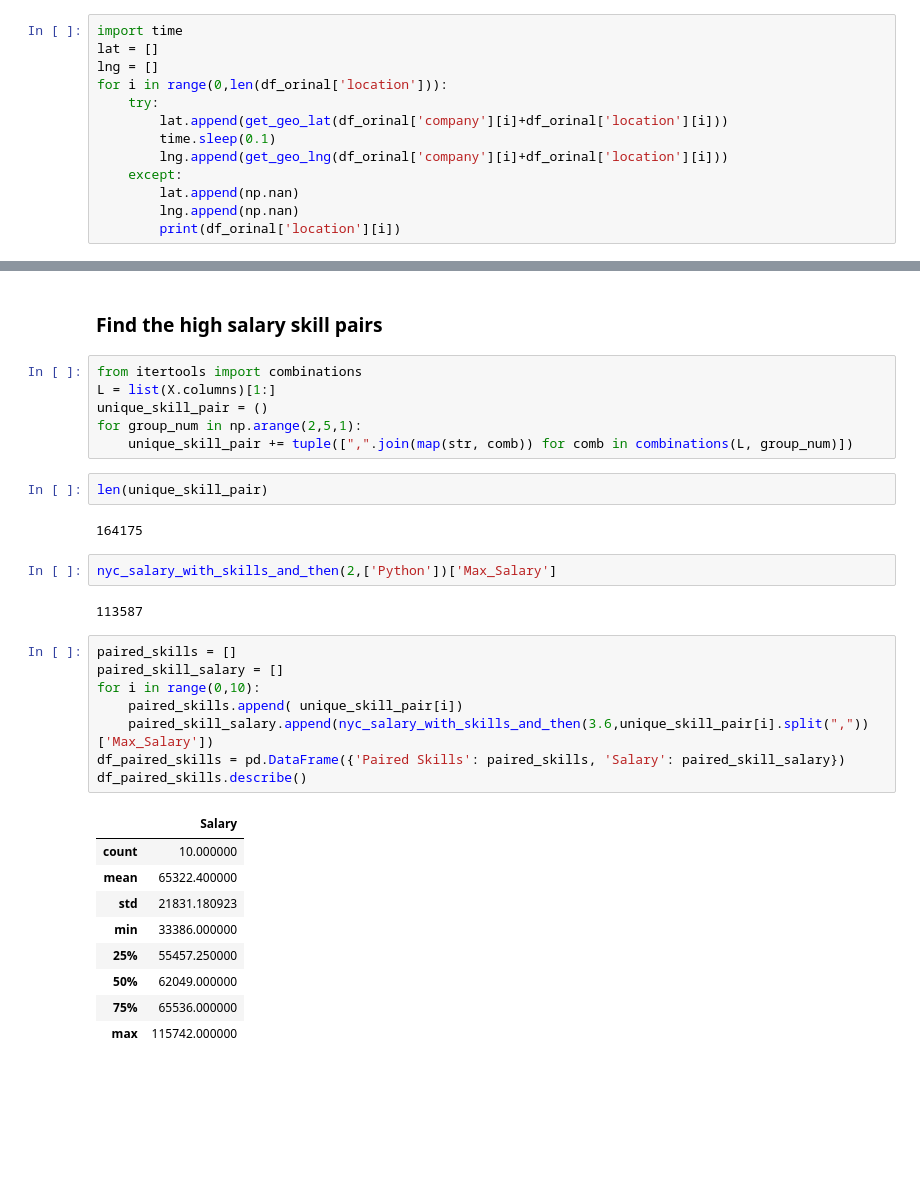
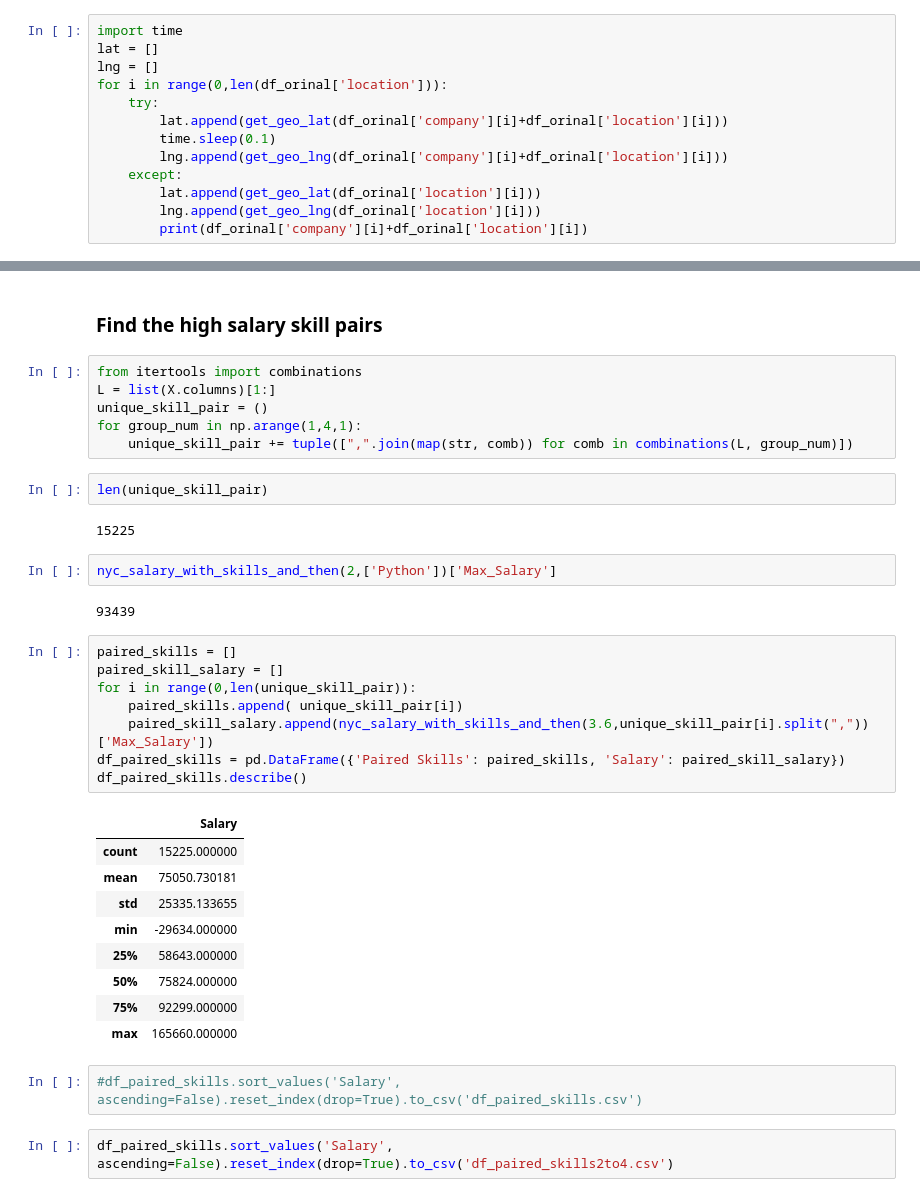
Before and after one commit to Johnnydaszhu/CapStone, a Jupyter notebook: Xgboost for salary predicting nyc.ipynb, the cells around one changed output, grey strips where cells are left out. Saved outputs shown, nothing was run; the diff lists cells and outputs as text; blank space fills up the shorter version.

```diff
--- a/Xgboost for salary predicting nyc.ipynb
+++ b/Xgboost for salary predicting nyc.ipynb
@@ -72,7 +72,7 @@ for i in range(0,len(df_orinal['location'])):
         time.sleep(0.1)
         lng.append(get_geo_lng(df_orinal['company'][i]+df_orinal['location'][i]))
     except:
-        lat.append(np.nan)
-        lng.append(np.nan)
-        print(df_orinal['location'][i])
+        lat.append(get_geo_lat(df_orinal['location'][i]))
+        lng.append(get_geo_lng(df_orinal['location'][i]))
+        print(df_orinal['company'][i]+df_orinal['location'][i])
 # %% [output]
@@ -631,31 +635,35 @@ nyc_salary_with_skills_and_then(3.5,['TensorFlow'])
 from itertools import combinations
 L = list(X.columns)[1:]
 unique_skill_pair = ()
-for group_num in np.arange(2,5,1):
+for group_num in np.arange(1,4,1):
     unique_skill_pair += tuple([",".join(map(str, comb)) for comb in combinations(L, group_num)])
 # %%
 len(unique_skill_pair)
 # %% [output]
-164175
+15225
 # %%
 nyc_salary_with_skills_and_then(2,['Python'])['Max_Salary']
 # %% [output]
-113587
+93439
 # %%
 paired_skills = []
 paired_skill_salary = []
-for i in range(0,10):
+for i in range(0,len(unique_skill_pair)):
     paired_skills.append( unique_skill_pair[i])
     paired_skill_salary.append(nyc_salary_with_skills_and_then(3.6,unique_skill_pair[i].split(","))['Max_Salary'])
 df_paired_skills = pd.DataFrame({'Paired Skills': paired_skills, 'Salary': paired_skill_salary})
 df_paired_skills.describe()
 # %% [output]
 |  | Salary |
-| count | 10.000000 |
-| mean | 65322.400000 |
-| std | 21831.180923 |
-| min | 33386.000000 |
-| 25% | 55457.250000 |
-| 50% | 62049.000000 |
-| 75% | 65536.000000 |
-| max | 115742.000000 |
+| count | 15225.000000 |
+| mean | 75050.730181 |
+| std | 25335.133655 |
+| min | -29634.000000 |
+| 25% | 58643.000000 |
+| 50% | 75824.000000 |
+| 75% | 92299.000000 |
+| max | 165660.000000 |
+# %%
+#df_paired_skills.sort_values('Salary', ascending=False).reset_index(drop=True).to_csv('df_paired_skills.csv')
+# %%
+df_paired_skills.sort_values('Salary', ascending=False).reset_index(drop=True).to_csv('df_paired_skills2to4.csv')
```
Also changed, not shown: parts of 23 cells of this notebook, 5 other files.
